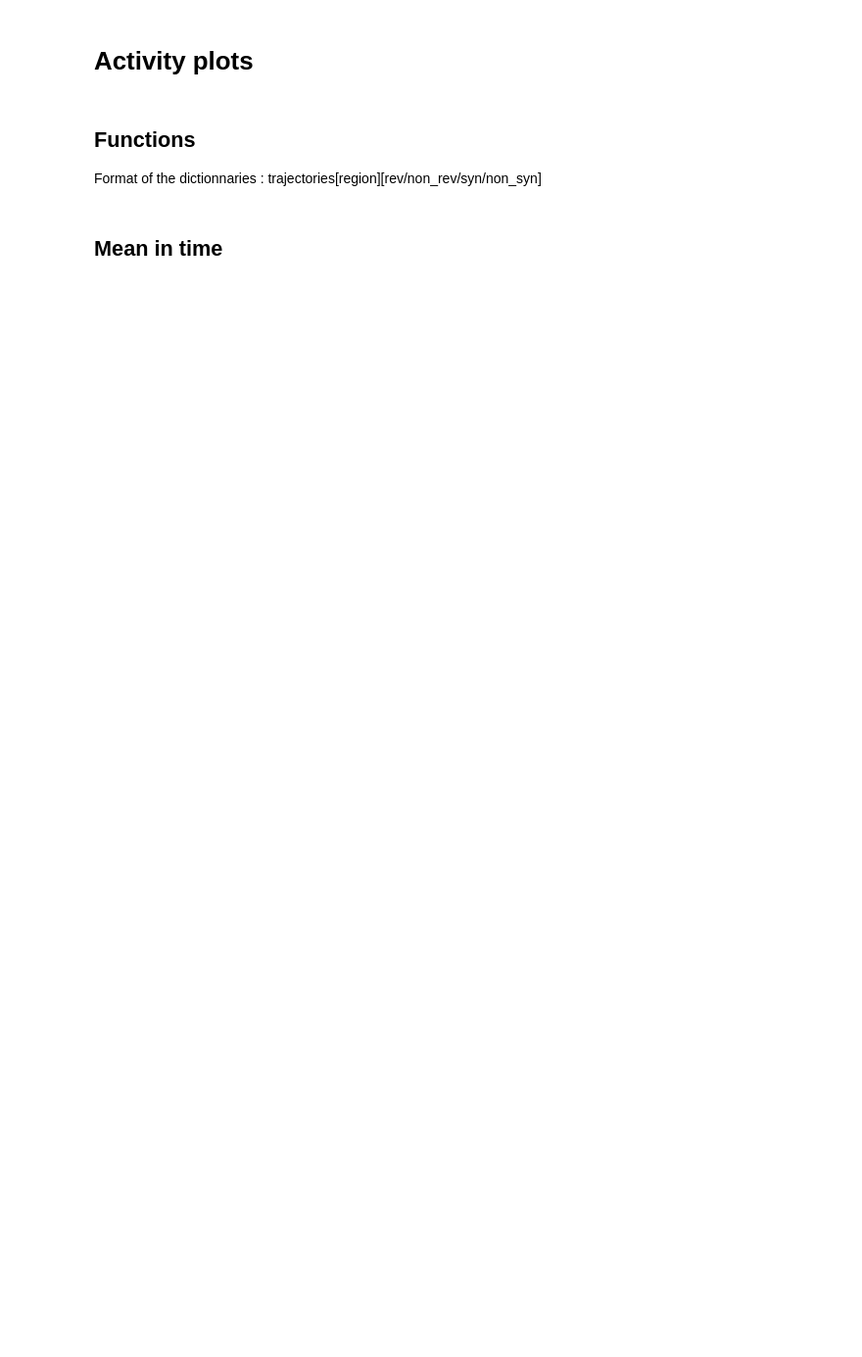
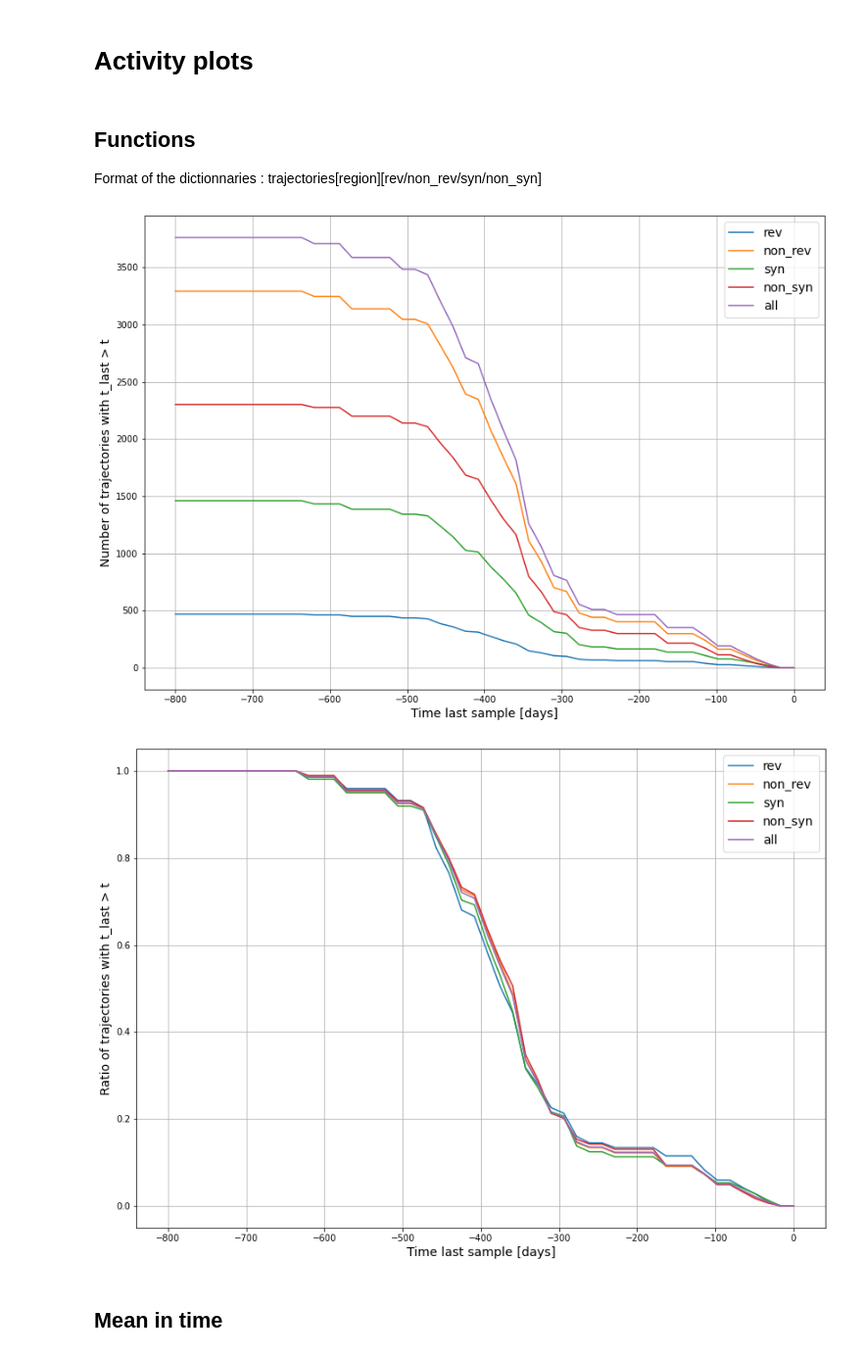
Before and after one commit to neherlab/HIVEVO_recombination, a Jupyter notebook: notebooks/paper_draft/new_env_traj.ipynb, the cells around one changed output. Shown at 98% size. Drawn from its saved outputs; the diff is of its cells as text; code cells hidden in the pictures; blank space fills up the shorter version.

```diff
--- a/notebooks/paper_draft/new_env_traj.ipynb
+++ b/notebooks/paper_draft/new_env_traj.ipynb
@@ -123,6 +123,36 @@ def plot_mean_in_time(times, means, freq_ranges, savefig=None):
     fig.subplots_adjust(wspace=0.05, hspace=0.05)
     if savefig is not None:
         plt.savefig(savefig, format="svg")
+# %%
+region = "env"
+trajectories = make_trajectory_dict(remove_one_point=False)
+times = np.linspace(-800, 0, 50)
+number = {region:{}}
+
+for mut_type in trajectories[region].keys():
+    number[region][mut_type] = [len([traj for traj in trajectories[region][mut_type] if traj.t_previous_sample > times[idx]]) for idx in range(len(times))]
+
+
+plt.figure(figsize=(14,10))
+for mut_type in trajectories[region].keys():
+    plt.plot(times, number[region][mut_type], label=mut_type)
+plt.legend(fontsize=14)
+plt.xlabel("Time last sample [days]", fontsize=14)
+plt.ylabel('Number of trajectories with t_last > t', fontsize=14)
+plt.grid()
+plt.show()
+
+plt.figure(figsize=(14,10))
+for mut_type in trajectories[region].keys():
+    plt.plot(times, np.array(number[region][mut_type])/number[region][mut_type][0], label=mut_type)
+plt.legend(fontsize=14)
+plt.xlabel("Time last sample [days]", fontsize=14)
+plt.ylabel('Ratio of trajectories with t_last > t', fontsize=14)
+plt.grid()
+plt.show()
+# %% [output]
+[figure, added]
+[figure, added]
 # %% [markdown]
 ## Mean in time
 # %%
```
Also changed, not shown: parts of 7 cells of this notebook, 3 other files.
